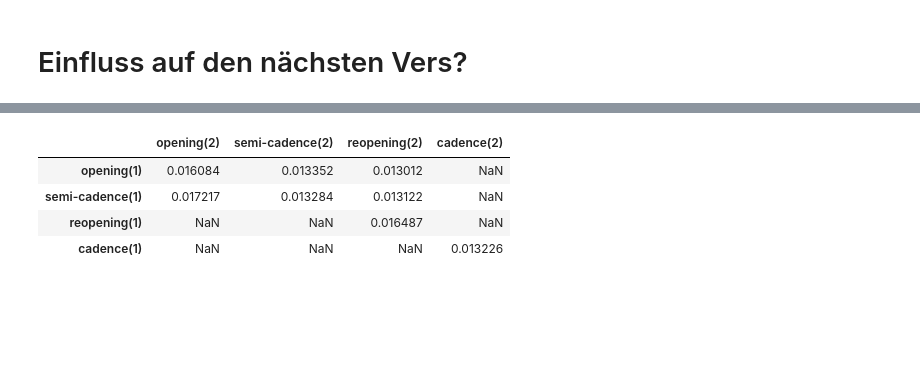
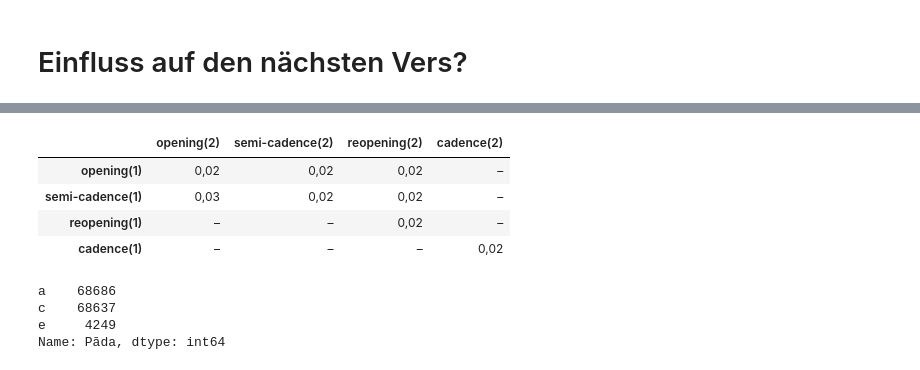
Before and after one commit to kmein/shloka, a Jupyter notebook: statistics.ipynb, the cells around one changed output, grey strips where cells are left out. Cells and saved outputs as stored; diff of their text form; code cells hidden in the pictures; blank space fills up the shorter version.

Commit message:
fix: cross_verse_effects

```diff
--- a/statistics.ipynb
+++ b/statistics.ipynb
@@ -1311,0 +1310,9 @@ previous_next = pd.DataFrame([shlokas["Quantitäten"].rename("previous").reset_i
+# %%
+grouped_by_shloka = shlokas.groupby(["Parvan", "Adhyāya", "Śloka"])
+
+df_influence = pd.DataFrame()
+
+df_influence[["opening 0", "opening 1"]] = pd.DataFrame(grouped_by_shloka["opening"].apply(lambda x: list(x)[0:2]).tolist())
+df_influence[["semi-cadence 0", "semi-cadence 1"]] = pd.DataFrame(grouped_by_shloka["semi-cadence"].apply(lambda x: list(x)[0:2]).tolist())
+df_influence[["reopening 0", "reopening 1"]] = pd.DataFrame(grouped_by_shloka["reopening"].apply(lambda x: list(x)[0:2]).tolist())
+df_influence[["cadence 0", "cadence 1"]] = pd.DataFrame(grouped_by_shloka["cadence"].apply(lambda x: list(x)[0:2]).tolist())
@@ -1313,33 +1352,33 @@ previous_next = pd.DataFrame([shlokas["Quantitäten"].rename("previous").reset_i
 effects_quarter = np.ndarray((4,4))
 quarters = ["opening", "semi-cadence", "reopening", "cadence"]
 
-def index_with(quarter, string):
-    if quarter == "opening":
-        return string[0:4]
-    elif quarter == "semi-cadence":
-        return string[4:7]
-    elif quarter == "reopening":
-        return string[8:12]
-    elif quarter == "cadence":
-        return string[12:15]
-
 for i, quarter_i in enumerate(quarters):
     for j, quarter_j in enumerate(quarters):
         contingency = pd.crosstab(
-            index_with(quarter_i, previous_next["previous"].str),
-            index_with(quarter_j, previous_next["next"].str)
+            df_influence[quarter_i + " 0"],
+            df_influence[quarter_j + " 1"]
         )
         if chi2_p(contingency) < SIGNIFICANCE:
             effects_quarter[i, j] = scipy.stats.contingency.association(contingency)
         else:
             effects_quarter[i, j] = np.nan
 # %%
-cross_quarter_effects = pd.DataFrame(effects_quarter).rename(index=lambda x: quarters[x] + "(1)",
+cross_verse_effects = pd.DataFrame(effects_quarter).rename(index=lambda x: quarters[x] + "(1)",
                                                              columns=lambda x: quarters[x] + "(2)")
-cross_quarter_effects
+write_table(cross_verse_effects, "cross_verse_effects",
+            caption="Zusammenhänge zwischen Vierteln beider Einzelverse eines Śloka",
+            heatmap=False, axis=None)
+cross_verse_effects.style
 # %% [output]
 |  | opening(2) | semi-cadence(2) | reopening(2) | cadence(2) |
-| opening(1) | 0.016084 | 0.013352 | 0.013012 | NaN |
-| semi-cadence(1) | 0.017217 | 0.013284 | 0.013122 | NaN |
-| reopening(1) | NaN | NaN | 0.016487 | NaN |
-| cadence(1) | NaN | NaN | NaN | 0.013226 |
+| opening(1) | 0,02 | 0,02 | 0,02 | – |
+| semi-cadence(1) | 0,03 | 0,02 | 0,02 | – |
+| reopening(1) | – | – | 0,02 | – |
+| cadence(1) | – | – | – | 0,02 |
+# %%
+shlokas["Pāda"].value_counts()
+# %% [output]
+a    68686
+c    68637
+e     4249
+Name: Pāda, dtype: int64
```
Also changed, not shown: parts of 3 cells of this notebook.
